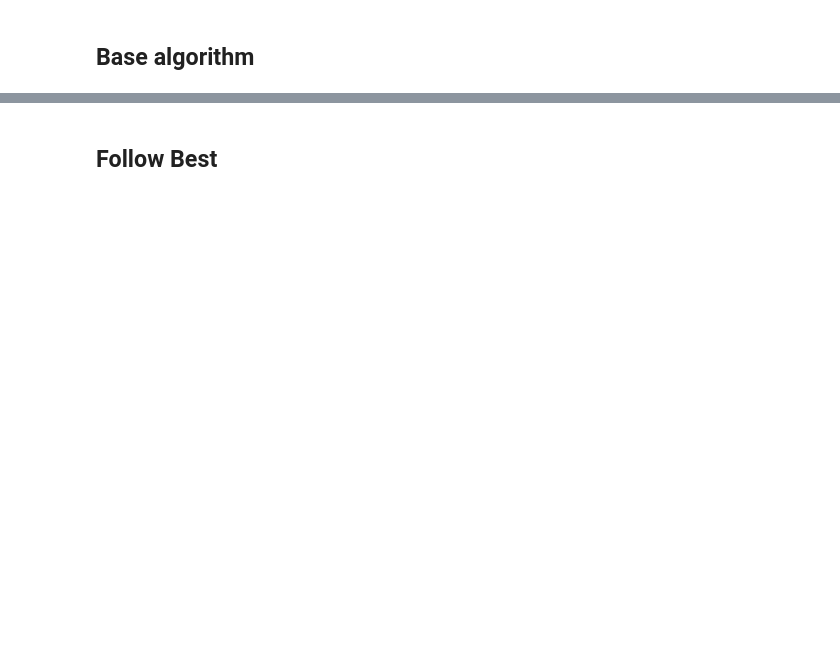
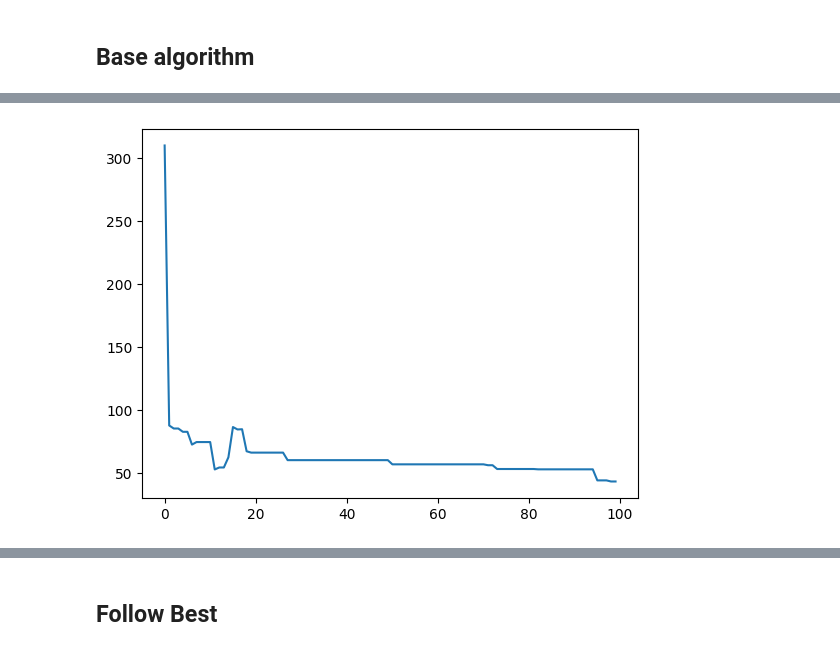
Before and after one commit to bogumilap/TOPSIS-LABS, a Jupyter notebook: results.ipynb, the cells around one changed output, grey strips where cells are left out. Cells and saved outputs as stored; diff of their text form; code cells hidden in the pictures; blank space fills up the shorter version.

```diff
--- a/results.ipynb
+++ b/results.ipynb
@@ -4,5 +5,5 @@ import matplotlib.pyplot as plt
 from fitness_observer import FitnessObserver
 from labs_simulation import run_genetic_algorithm
 # %%
-iterations_number = 100
-iterations = [i for i in range(iterations_number)]
+iterations_axis = [i for i in range(100)]
+repetitions_number = 10
@@ -32,0 +114,5 @@ plt.show()
+# %%
+plt.plot(iterations_axis, base_fitness_std)
+plt.show()
+# %% [output]
+[figure, added]
```
Also changed, not shown: parts of 33 cells of this notebook, 1 other file.
